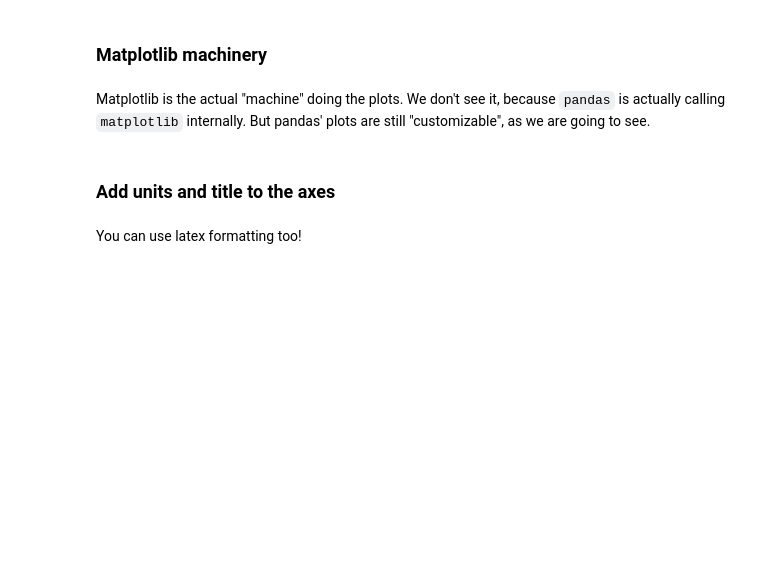
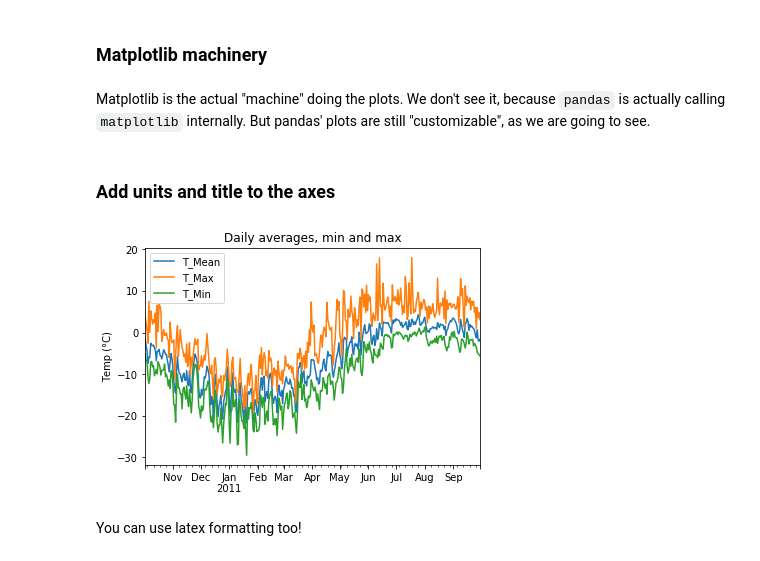
Before and after one commit to fmaussion/teaching, a Jupyter notebook: ss_2017/02_Lesson_AvailableTools.ipynb, the cells around one changed output. Saved outputs shown, nothing was run; the diff lists cells and outputs as text; code cells hidden in the pictures; blank space fills up the shorter version.

```diff
--- a/ss_2017/02_Lesson_AvailableTools.ipynb
+++ b/ss_2017/02_Lesson_AvailableTools.ipynb
@@ -242,9 +374,11 @@ Matplotlib is the actual "machine" doing the plots. We don't see it, because `pa
 # %% [markdown]
 ### Add units and title to the axes
 # %%
-ax = monthly_mean.plot()
+ax = daily_mean.plot()
 ax.set_ylabel('Temp (°C)');
-ax.set_title('Monthly averages, min and max');
+ax.set_title('Daily averages, min and max');
+# %% [output]
+[figure, added]
 # %% [markdown]
 You can use latex formatting too!
 # %%
```
Also changed, not shown: parts of 31 cells of this notebook.
